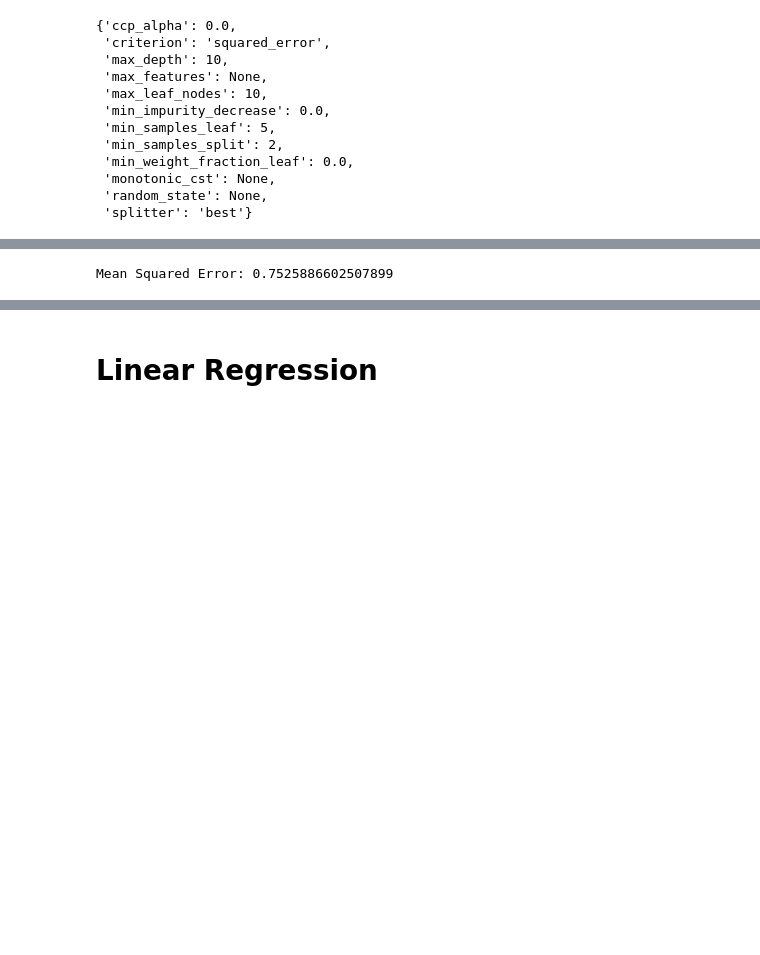
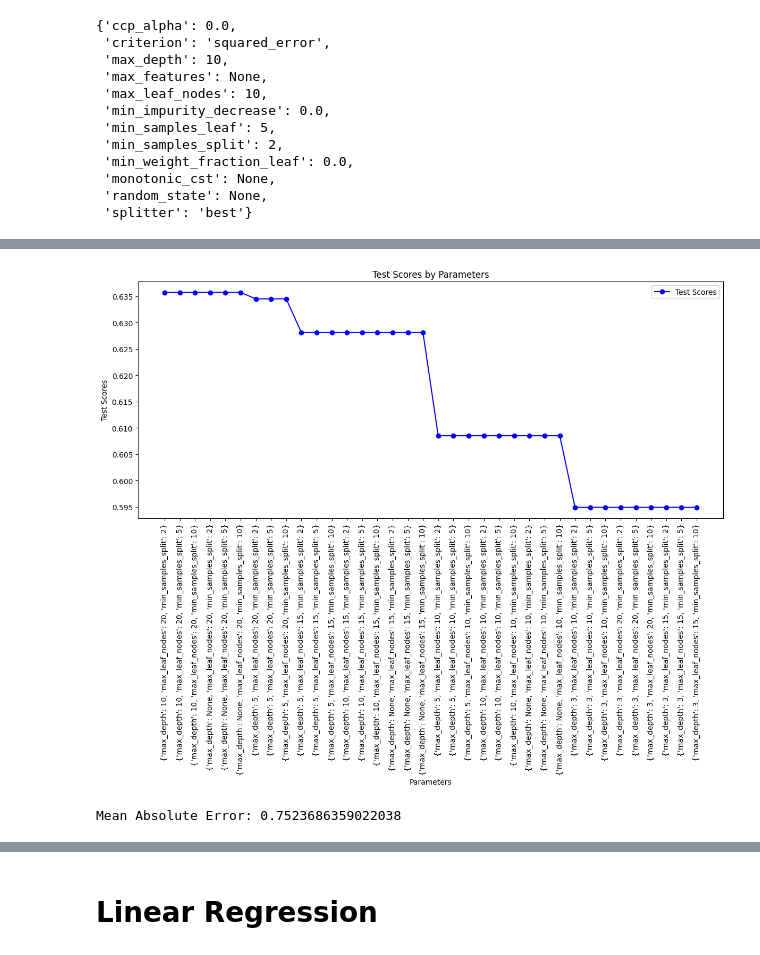
Before and after one commit to Tu2-prog/DM-Project, a Jupyter notebook: jupiter_notebooks/comparison-regresion.ipynb, the cells around one changed output, grey strips where cells are left out. Cells and saved outputs as stored; diff of their text form; code cells hidden in the pictures; blank space fills up the shorter version.

```diff
--- a/jupiter_notebooks/comparison-regresion.ipynb
+++ b/jupiter_notebooks/comparison-regresion.ipynb
@@ -154,0 +120,13 @@ Best Hyperparameters:  {'max_depth': 10, 'max_leaf_nodes': 20, 'min_samples_spli
+# %%
+cv_params = results["params"]
+cv_mean_test_score = results["mean_test_score"]
+# %%
+param_test_scores = []
+# %%
+for key in cv_params.keys():
+    param = str(cv_params[key])
+    score = float(cv_mean_test_score[key])
+    target = (param, score)
+    param_test_scores.append(target)
+# %%
+param_test_scores = sorted(param_test_scores, key=lambda x: x[1], reverse=True)
@@ -155,5 +153,23 @@ Best Hyperparameters:  {'max_depth': 10, 'max_leaf_nodes': 20, 'min_samples_spli
+# %%
+plt.figure(figsize=(12, 10))
+plt.plot(
+    [param for param, _ in param_test_scores],  # x-axis: parameters
+    [score for _, score in param_test_scores],  # y-axis: test_scores
+    marker='o', linestyle='-', color='b', label='Test Scores'
+)
+
+# Add labels and title
+plt.xlabel('Parameters')
+plt.ylabel('Test Scores')
+plt.title('Test Scores by Parameters')
+plt.xticks(rotation=90)  # Rotate x-axis labels for better readability
+plt.legend()
+plt.tight_layout()  # Adjust layout to fit rotated labels
+plt.show()
+# %% [output]
+[figure, added]
 # %%
-regression_tree = DecisionTreeRegressor(max_depth=5, min_samples_split=2, max_leaf_nodes=20)
+regression_tree = DecisionTreeRegressor(max_depth=10, min_samples_split=2, max_leaf_nodes=20)
 # Train on scaled data
 regression_tree.fit(X_train, y_train)
 
@@ -162,9 +178,9 @@ y_pred = regression_tree.predict(X_test)
 
 # Calculate Mean Squared Error as a performance metric
 mse = mean_absolute_error(y_test, y_pred)
-print("Mean Squared Error:", mse)
+print("Mean Absolute Error:", mse)
 # %% [output]
-Mean Squared Error: 0.7525886602507899
+Mean Absolute Error: 0.7523686359022038
 # %%
 import matplotlib.pyplot as plt
 from sklearn.tree import plot_tree
```
Also changed, not shown: parts of 22 cells of this notebook, 1 other file.
